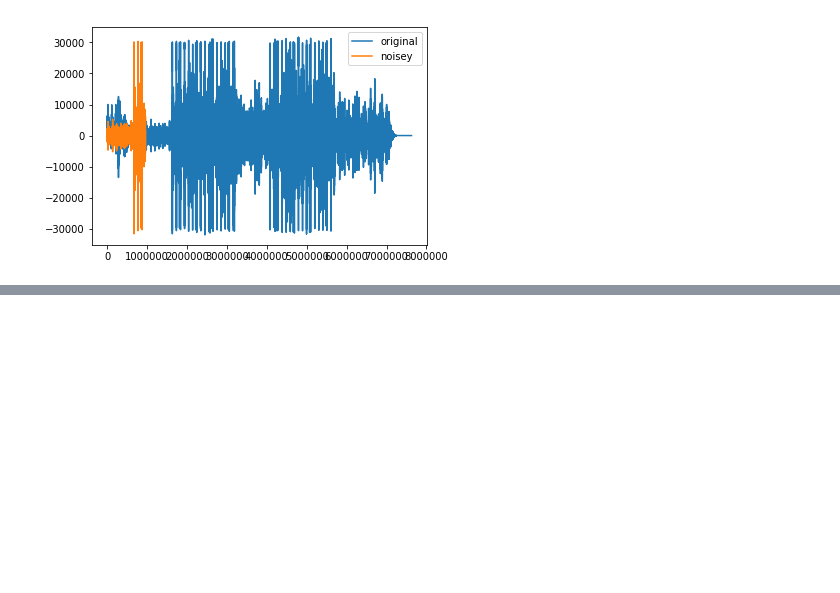
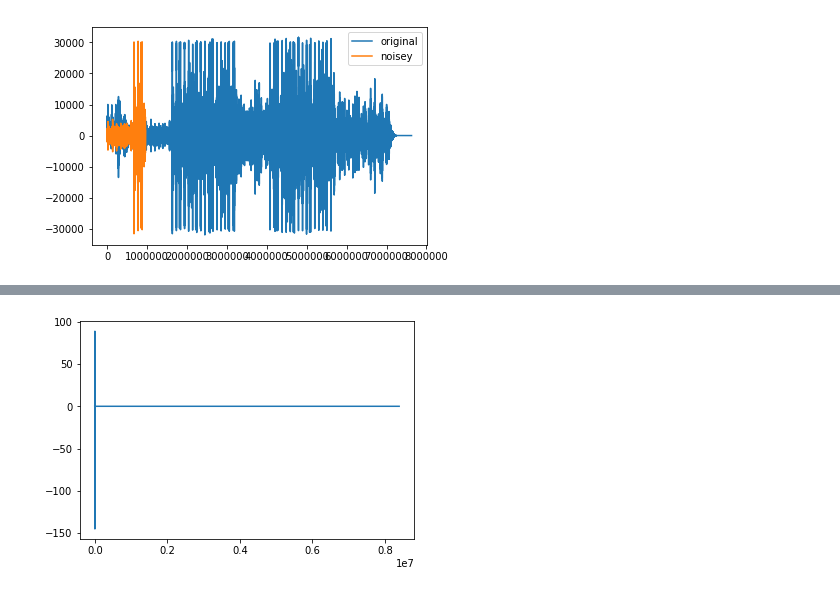
Before and after one commit to Graystripe17/Sadzam, a Jupyter notebook: XC/XC.ipynb, the cells around one changed output, grey strips where cells are left out. Saved outputs shown, nothing was run; the diff lists cells and outputs as text; code cells hidden in the pictures; blank space fills up the shorter version.

```diff
--- a/XC/XC.ipynb
+++ b/XC/XC.ipynb
@@ -52,0 +77,9 @@ def fft(x):
+# %%
+def apply_window(data, frq, bin_num):
+    window = create_window(frq, bin_num, len(data))
+    return data * window
+# %%
+def zero_pad(records):
+    x = len(records)
+    zeroes = pow(2, math.ceil(math.log(x) / math.log(2))) - x
+    return np.concatenate((records, [0] * zeroes))
@@ -52,0 +92,6 @@ def fft(x):
+# %%
+result = zero_pad(apply_window(original, frq, 0))
+plt.plot(result)
+plt.show()
+# %% [output]
+[figure, added]
```
Also changed, not shown: parts of 16 cells of this notebook.
